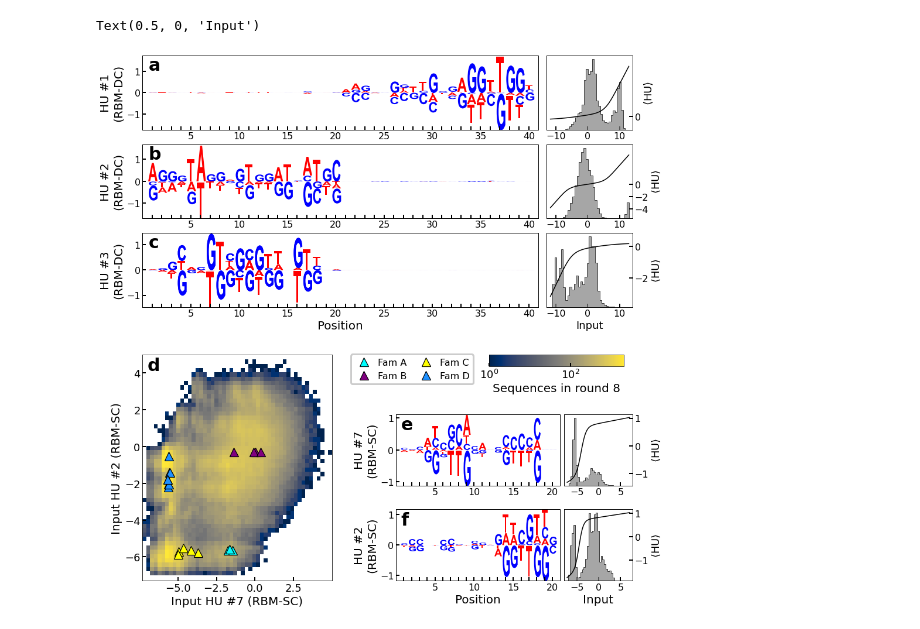
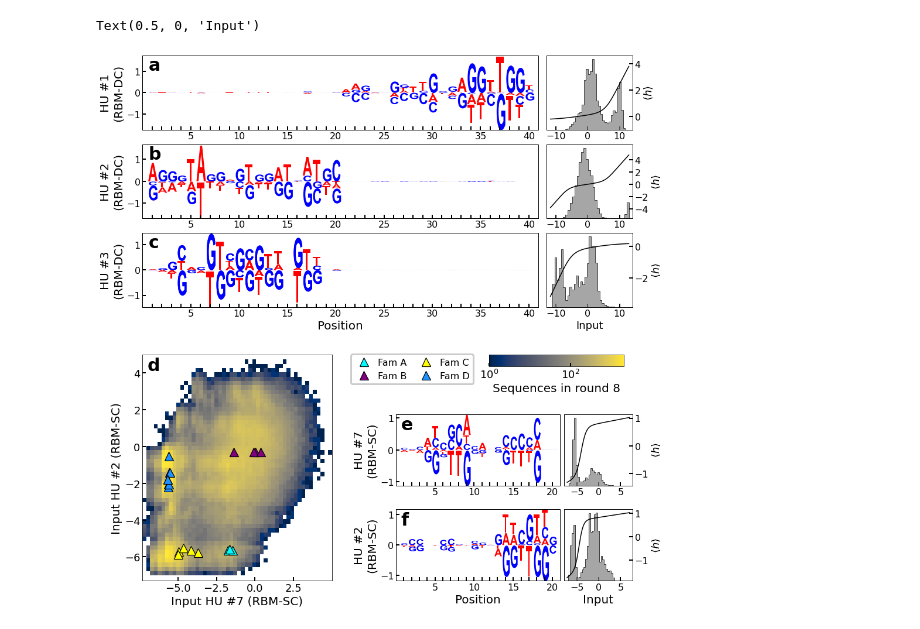
Before and after one commit to adigioacchino/RBMsForAptamers, a Jupyter notebook: weights_interpretation.ipynb, the cells around one changed output. Cells and saved outputs as stored; diff of their text form; code cells hidden in the pictures.

Commit message:
minor graphical improvements to Fig. 4

```diff
--- a/weights_interpretation.ipynb
+++ b/weights_interpretation.ipynb
@@ -138,9 +138,9 @@ for i in range(n_weights):
         n,b,p = t_ax2.hist(bins[:-1], bins, color='grey', label='All sequences', weights=counts*factor,
                    histtype='step', lw=3, fill=True, alpha=0.7, edgecolor='black', linewidth=1)
         t_ax2.set_yticks([])
-        t_ax22.set_yticks([0, -2, -4])
+        t_ax22.set_yticks([-4, -2, 0, 2, 4])
         t_ax22.set_ylim((min(t_y) - (max(t_y) - min(t_y))/5, max(t_y) + (max(t_y) - min(t_y))/5))
-        t_ax22.set_ylabel(r'$\langle$HU$\rangle$', fontsize=18)
+        t_ax22.set_ylabel(r'$\langle h \rangle$', fontsize=18)
         t_ax22.tick_params(axis='both', direction='in', length=6, width=2, colors='k')
         t_ax22.tick_params(axis='both', labelsize=16)
     if add_cgfs:
@@ -258,32 +258,32 @@ for i,p in enumerate(ps):
         t_y = mean[:, ix]
         t_ax22.plot(t_x, t_y, color='k')
         counts, bins = np.histogram(I_S_c[:, ix], bins=30, weights=counts_8_lr)
         factor = np.max(t_y) / np.max(counts)
         n,b,p = t_ax2.hist(bins[:-1], bins, color='grey', label='All sequences', weights=counts*factor,
                    histtype='step', lw=3, fill=True, alpha=0.7, edgecolor='black', linewidth=1)
         t_ax2.set_yticks([])
-        t_ax22.set_ylabel(r'$\langle$HU$\rangle$', fontsize=18)
+        t_ax22.set_ylabel(r'$\langle h \rangle$', fontsize=18)
         t_ax22.tick_params(axis='both', direction='in', length=6, width=2, colors='k')
         t_ax22.tick_params(axis='both', labelsize=16)
     if add_cgfs:
         t_x = fullranges[ix]
         t_y = pre_cgfs[:, ix]
         counts, bins = np.histogram(I_S_c[:, ix], bins=30, weights=counts_8_lr)
         factor = np.max(t_y) / np.max(counts)
         n,b,p = t_ax2.hist(bins[:-1], bins, color='grey', label='All sequences', weights=counts*factor,
                    histtype='step', lw=3, fill=True, alpha=0.7, edgecolor='black', linewidth=1)
         deltay = np.min(t_y)
         t_ax2.plot(t_x, t_y - deltay, lw=3, color='C1')
         t_ax2.set_ylabel('CGF', fontsize=18)
     if i == n_weights-1:
         t_ax2.set_xlabel('Input', fontsize=18)
     t_ax2.tick_params(axis='both', direction='in', length=6, width=2, colors='k')
     t_ax2.tick_params(axis='both', labelsize=16)
     t_ax2.yaxis.tick_right()
     t_ax2.yaxis.set_label_position("right")
 t_ax.set_xlabel("Position", fontsize=20)
 t_ax2.set_xlabel("Input", fontsize=20)
 ###########################################################################################################################
 # %% [output]
 Text(0.5, 0, 'Input')
-[figure, old version]
+[figure, new version]
```
